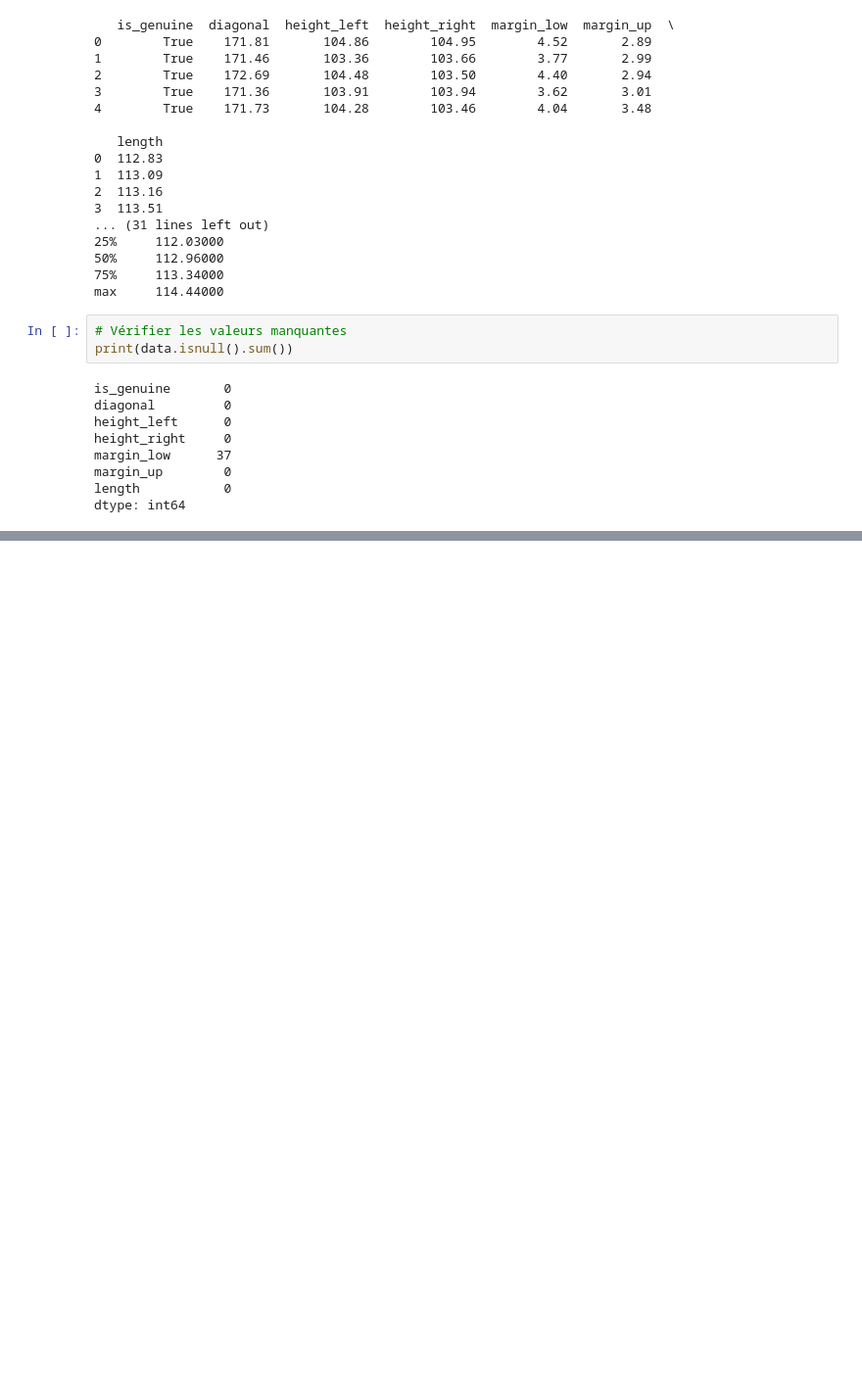
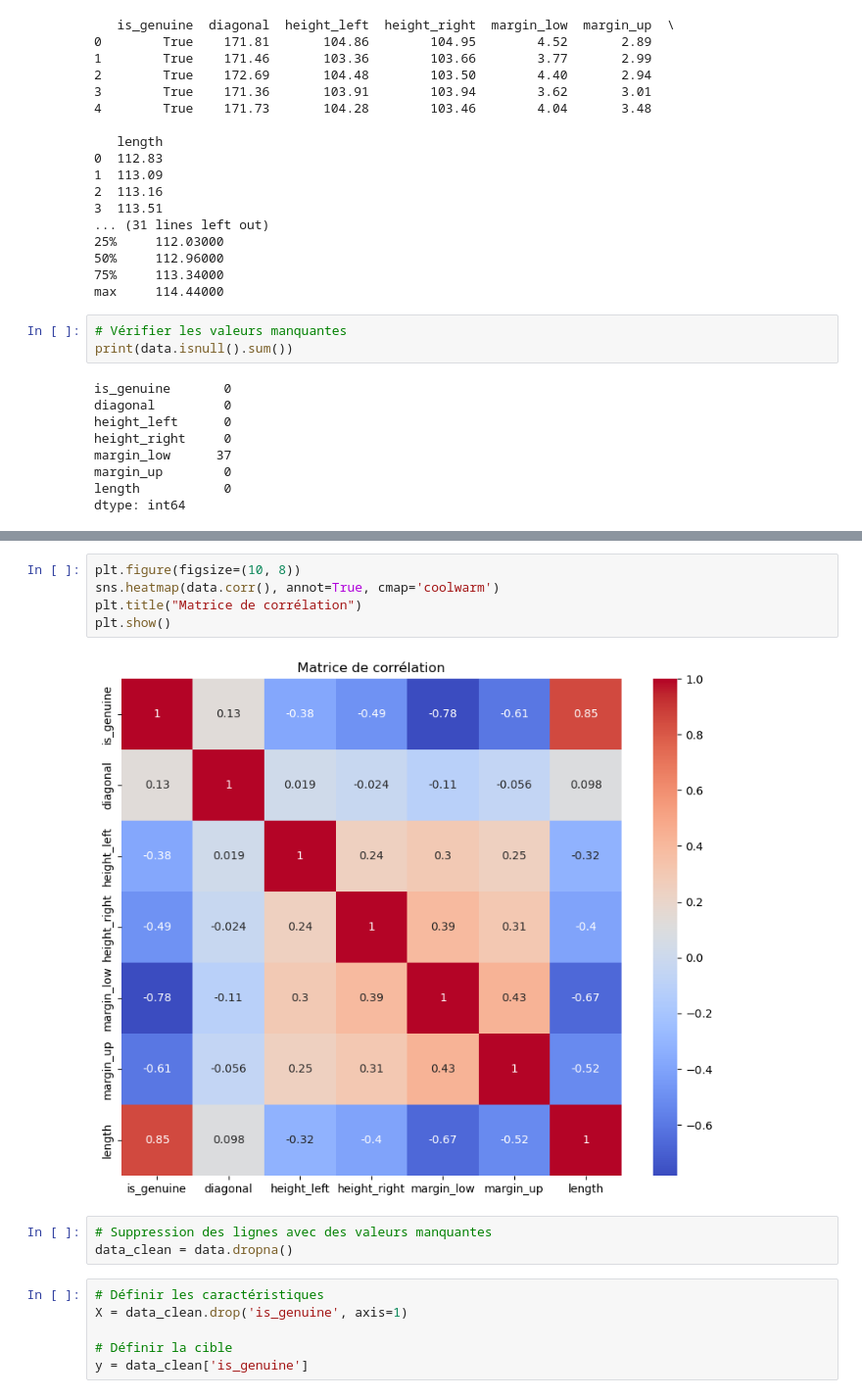
Before and after one commit to obenmaha/App-d-tection-faux-billet, a Jupyter notebook: Analyse notebook.ipynb, the cells around one changed output, grey strips where cells are left out. Shown at 98% size. Saved outputs shown, nothing was run; the diff lists cells and outputs as text; blank space fills up the shorter version.

```diff
--- a/Analyse notebook.ipynb
+++ b/Analyse notebook.ipynb
@@ -57,0 +84,16 @@ dtype: int64
+# %%
+plt.figure(figsize=(10, 8))
+sns.heatmap(data.corr(), annot=True, cmap='coolwarm')
+plt.title("Matrice de corrélation")
+plt.show()
+# %% [output]
+[figure, added]
+# %%
+# Suppression des lignes avec des valeurs manquantes
+data_clean = data.dropna()
+# %%
+# Définir les caractéristiques
+X = data_clean.drop('is_genuine', axis=1)
+
+# Définir la cible
+y = data_clean['is_genuine']
```
Also changed, not shown: parts of 3 cells of this notebook.
